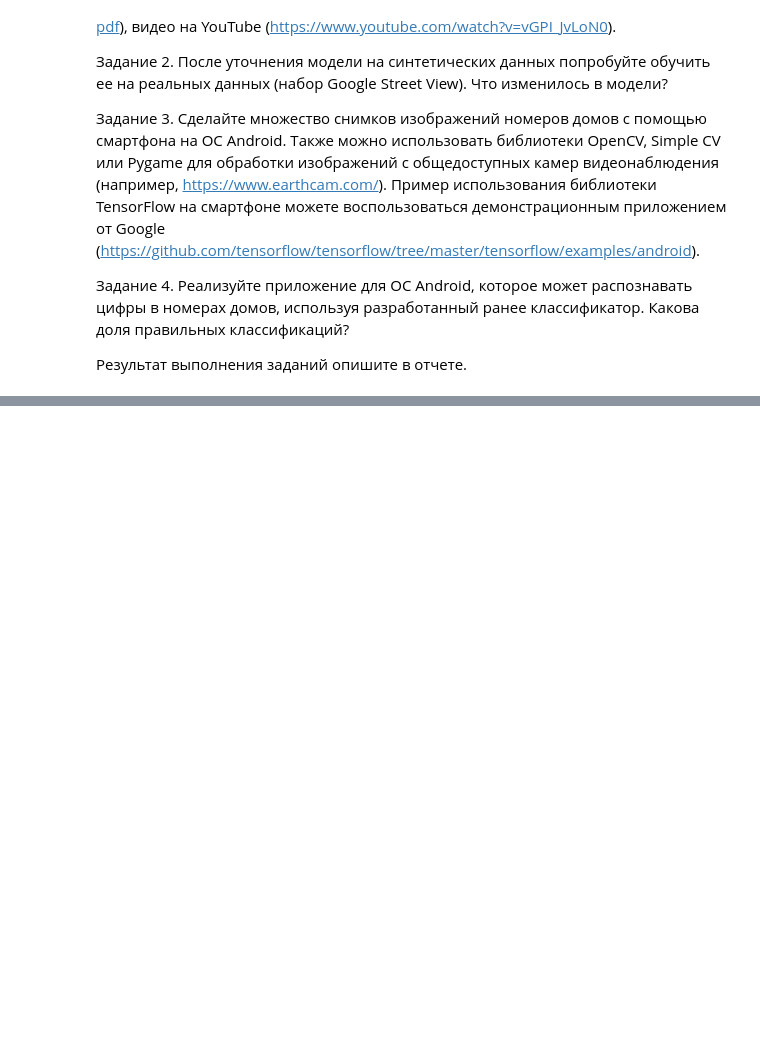
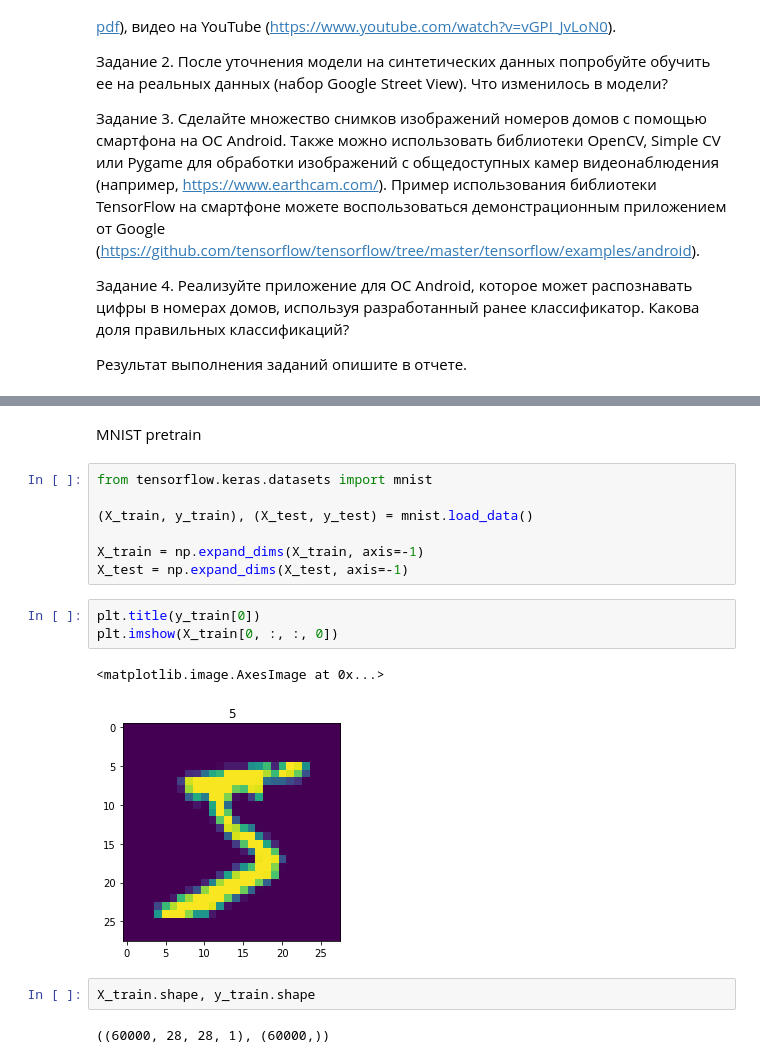
Before and after one commit to denmoroz/mo-labs-2, a Jupyter notebook: Lab4.ipynb, the cells around one changed output, grey strips where cells are left out. Drawn from its saved outputs; the diff is of its cells as text; blank space fills up the shorter version.

```diff
--- a/Lab4.ipynb
+++ b/Lab4.ipynb
@@ -40,0 +73,19 @@
+# %% [markdown]
+MNIST pretrain
+# %%
+from tensorflow.keras.datasets import mnist
+
+(X_train, y_train), (X_test, y_test) = mnist.load_data()
+
+X_train = np.expand_dims(X_train, axis=-1)
+X_test = np.expand_dims(X_test, axis=-1)
+# %%
+plt.title(y_train[0])
+plt.imshow(X_train[0, :, :, 0])
+# %% [output]
+<matplotlib.image.AxesImage at 0x...>
+[figure, added]
+# %%
+X_train.shape, y_train.shape
+# %% [output]
+((60000, 28, 28, 1), (60000,))
```
Also changed, not shown: parts of 13 cells of this notebook.
